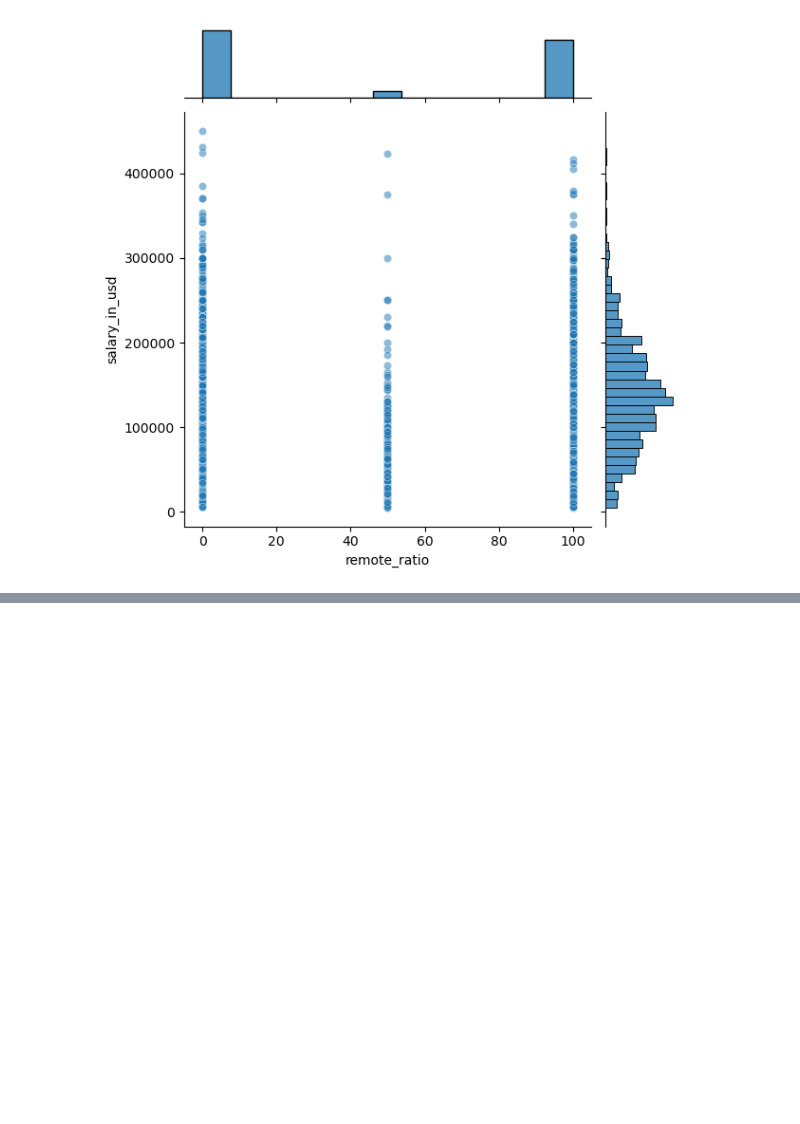
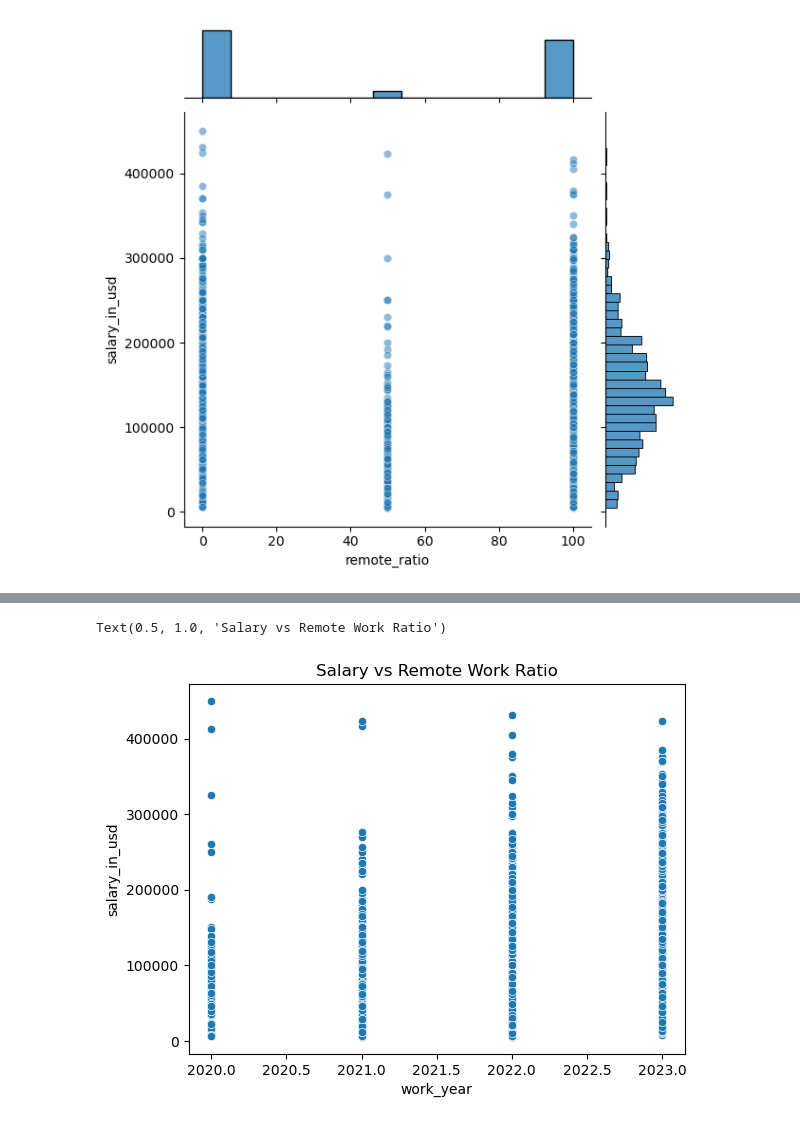
Before and after one commit to carine-ahishakiye/ML_Summative, a Jupyter notebook: Summative - Linear Regression Model With Flutter.ipynb, the cells around one changed output, grey strips where cells are left out. Drawn from its saved outputs; the diff is of its cells as text; code cells hidden in the pictures; blank space fills up the shorter version.

```diff
--- a/Summative - Linear Regression Model With Flutter.ipynb
+++ b/Summative - Linear Regression Model With Flutter.ipynb
@@ -65,0 +76,6 @@ sns.jointplot(x='remote_ratio', y='salary_in_usd', data=df, alpha=0.5)
+# %%
+sns.scatterplot(x='work_year', y='salary_in_usd', data=df)
+plt.title("Salary vs Remote Work Ratio")
+# %% [output]
+Text(0.5, 1.0, 'Salary vs Remote Work Ratio')
+[figure, added]
```
Also changed, not shown: parts of 25 cells of this notebook, 1 other file.
